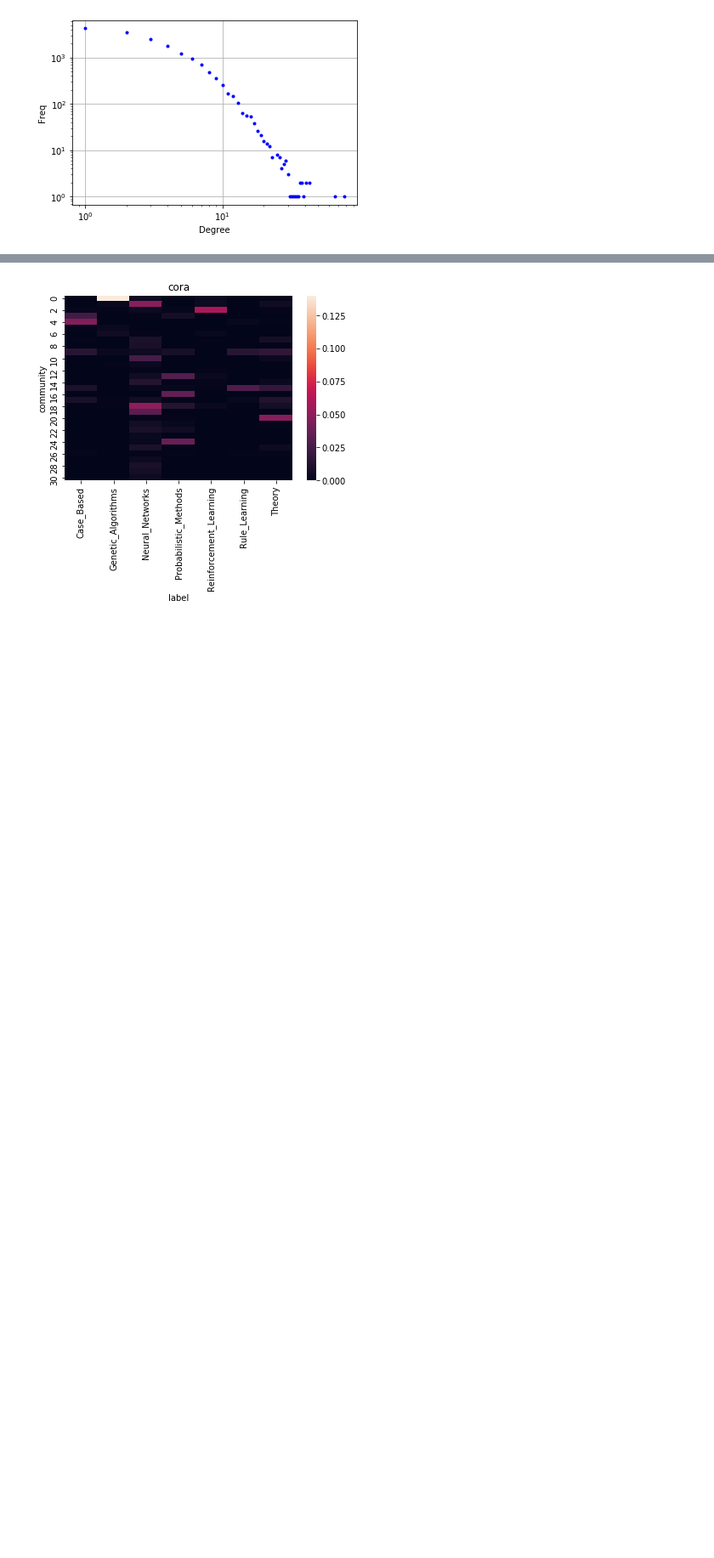
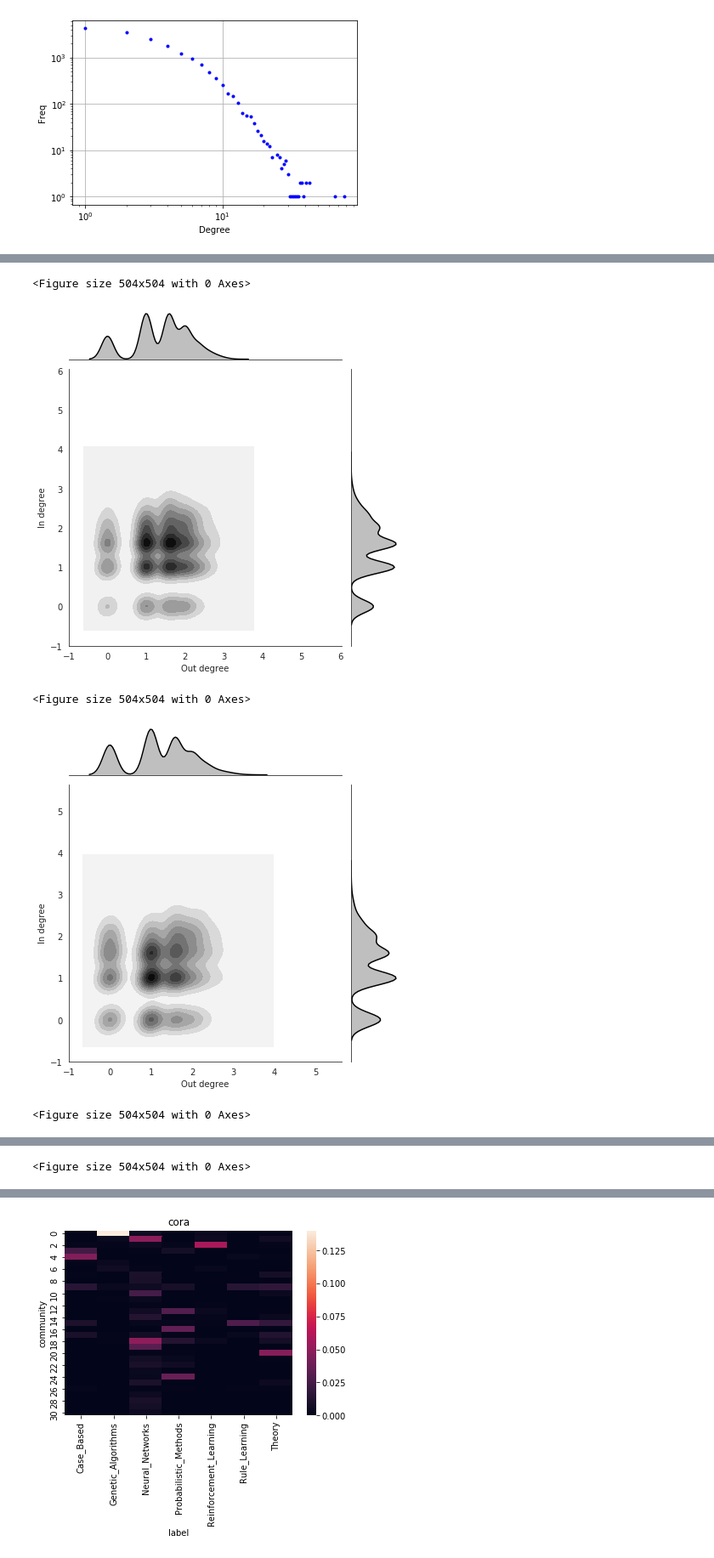
Before and after one commit to sqrhussain/structure-in-gnn, a Jupyter notebook: notebooks/datasets_statistics.ipynb, the cells around one changed output, grey strips where cells are left out. Shown at 85% size. Cells and saved outputs as stored; diff of their text form; code cells hidden in the pictures; blank space fills up the shorter version.

```diff
--- a/notebooks/datasets_statistics.ipynb
+++ b/notebooks/datasets_statistics.ipynb
@@ -141,3 +164,19 @@ def scatter_inout_degree(G, filename=None):
 #     plt.ylabel('In degree')
 #     plt.xlabel('Out degree')
 #     plt.savefig(filename+'.pdf',bbox_inches='tight')
+# %%
+for dataset_name in datasets:
+    i = 0
+    dataset = GraphDataset(f'../data/tmp/{dataset_name}_directed-sbm{i}', dataset_name,
+                       f'../data/graphs/sbm/{dataset_name}/{dataset_name}_sbm_{i}.cites',
+                       f'../data/graphs/processed/{dataset_name}/{dataset_name}.content',
+                       directed=True, reverse=False)[0]
+    G = to_networkx(dataset)
+    uG = G.to_undirected()
+    scatter_inout_degree(G)
+# %% [output]
+<Figure size 504x504 with 0 Axes>
+[figure, added]
+<Figure size 504x504 with 0 Axes>
+[figure, added]
+<Figure size 504x504 with 0 Axes>
@@ -143,0 +184 @@ def scatter_inout_degree(G, filename=None):
+<Figure size 504x504 with 0 Axes>
```
Also changed, not shown: parts of 12 cells of this notebook, 8 other files.
